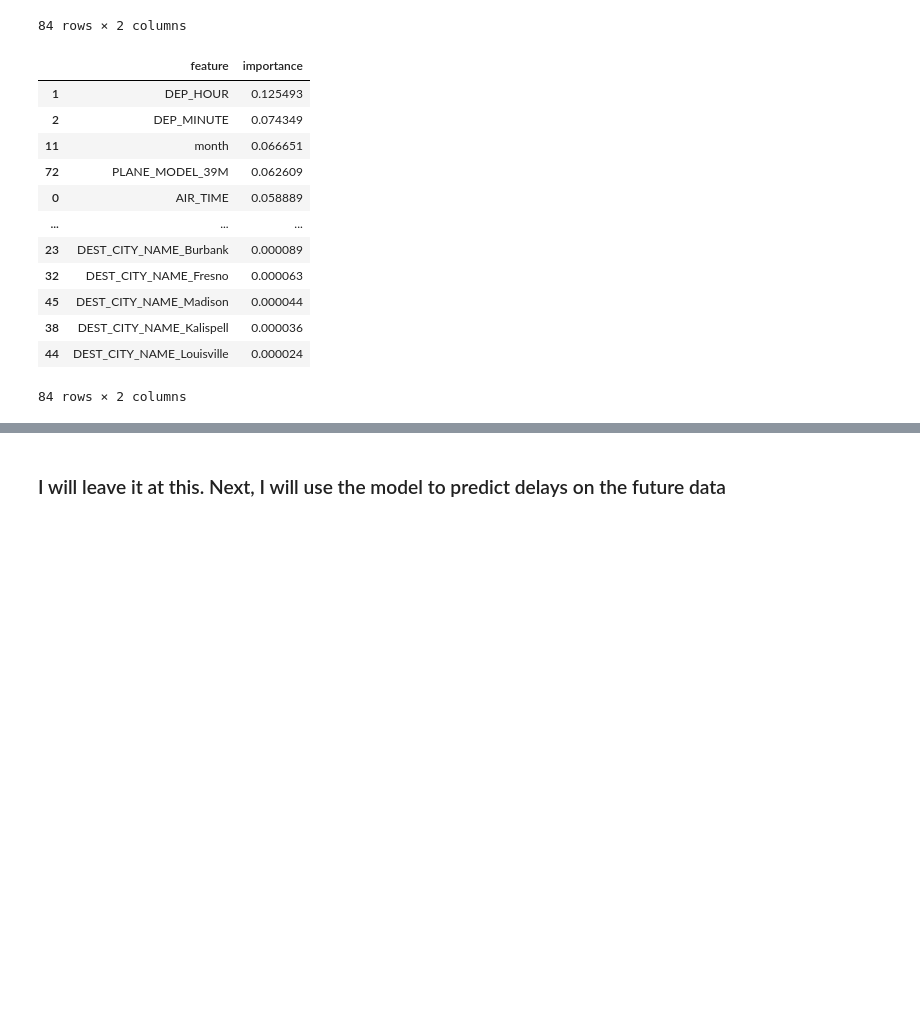
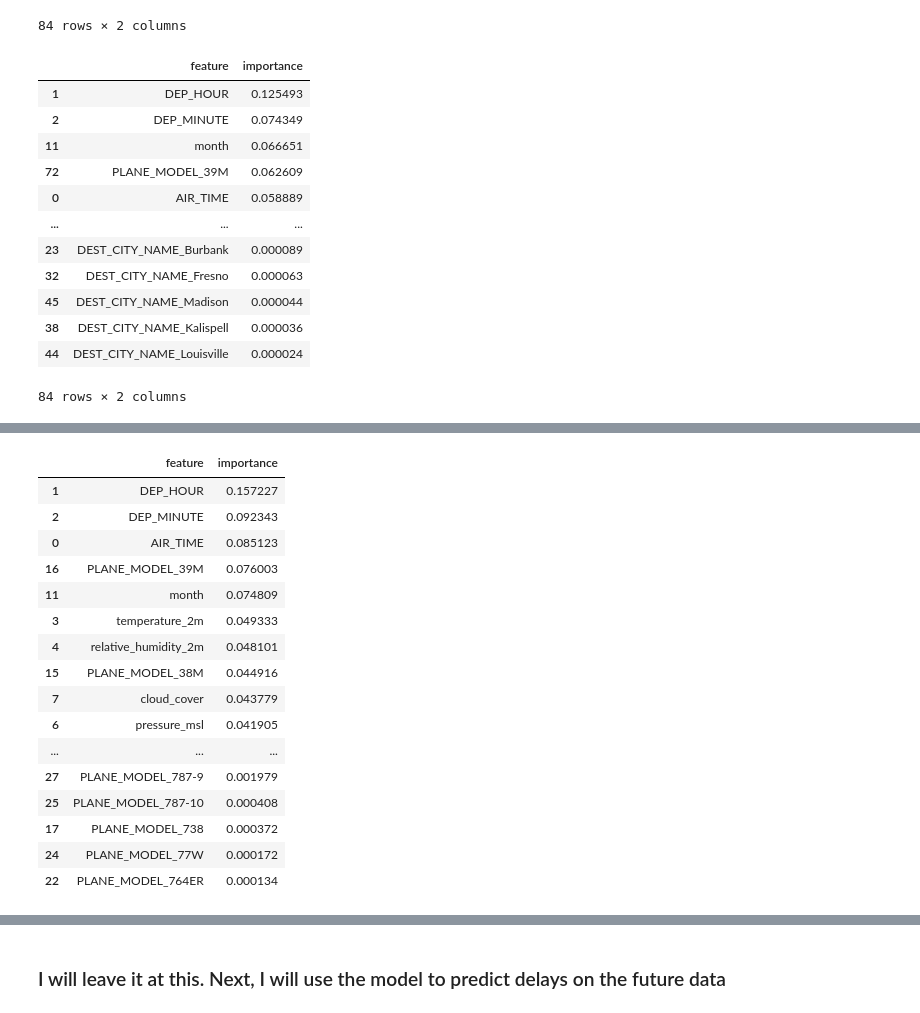
Before and after one commit to jr16MAI/PredictiveAnalytics, a Jupyter notebook: Model/delay_predictor.ipynb, the cells around one changed output, grey strips where cells are left out. Saved outputs shown, nothing was run; the diff lists cells and outputs as text; code cells hidden in the pictures; blank space fills up the shorter version.

Commit message:
add prediction

```diff
--- a/Model/delay_predictor.ipynb
+++ b/Model/delay_predictor.ipynb
@@ -1095,2 +1097,68 @@ display(feature_importances_df)
 # %%
 feature_importances_df.to_csv('feature_importances.csv', index=False)
+# %%
+features = ['AIR_TIME', 'DEP_HOUR', 'DEP_MINUTE', 'PLANE_MODEL',
+            'temperature_2m', 'relative_humidity_2m', 'precipitation', 'pressure_msl',
+            'cloud_cover', 'wind_speed_10m', 'IS_HOLIDAY', 'year', 'month', 'day', 'dayofweek']
+
+X = df_past_data[features]
+y = df_past_data['DEP_DEL15']
+
+X_train, X_test, y_train, y_test = train_test_split(X, y, test_size=0.3, random_state=42)
+
+categorical_features = ['PLANE_MODEL']
+categorical_transformer = OneHotEncoder(handle_unknown='ignore')
+
+numeric_features = ['AIR_TIME', 'DEP_HOUR', 'DEP_MINUTE', 'temperature_2m', 'relative_humidity_2m',
+                    'precipitation', 'pressure_msl', 'cloud_cover', 'wind_speed_10m',
+                    'IS_HOLIDAY', 'year', 'month', 'day', 'dayofweek']
+
+preprocessor = ColumnTransformer(
+    transformers=[
+        ('num', 'passthrough', numeric_features),
+        ('cat', categorical_transformer, categorical_features)
+    ])
+
+# Train the Random Forest model with the best parameters
+best_rf_model = RandomForestClassifier(
+    n_estimators=300,
+    max_depth=None,
+    min_samples_split=2,
+    min_samples_leaf=1,
+    bootstrap=False,
+    random_state=42
+)
+
+X_train_preprocessed = preprocessor.fit_transform(X_train)
+X_test_preprocessed = preprocessor.transform(X_test)
+
+# Apply SMOTE to the preprocessed training data
+smote = SMOTE(random_state=42)
+X_train_res, y_train_res = smote.fit_resample(X_train_preprocessed, y_train)
+
+# Train the model on the resampled and preprocessed training data
+best_rf_model.fit(X_train_res, y_train_res)
+
+y_pred_best_rf = best_rf_model.predict(X_test_preprocessed)
+
+print("Best Random Forest Classification Report:")
+print(classification_report(y_test, y_pred_best_rf))
+
+print("Best Random Forest Confusion Matrix:")
+print(confusion_matrix(y_test, y_pred_best_rf))
+
+print("Best Random Forest Accuracy Score:")
+print(accuracy_score(y_test, y_pred_best_rf))
+
+feature_importances = best_rf_model.feature_importances_
+
+feature_names = numeric_features + list(preprocessor.transformers_[1][1].get_feature_names_out(categorical_features))
+
+feature_importances_df = pd.DataFrame({
+    'feature': feature_names,
+    'importance': feature_importances
+}).sort_values(by='importance', ascending=False)
+
+print("Feature Importances:")
+display(feature_importances_df)
+# %% [output]
@@ -1096,0 +1181,17 @@ feature_importances_df.to_csv('feature_importances.csv', index=False)
+|  | feature | importance |
+| 1 | DEP_HOUR | 0.157227 |
+| 2 | DEP_MINUTE | 0.092343 |
+| 0 | AIR_TIME | 0.085123 |
+| 16 | PLANE_MODEL_39M | 0.076003 |
+| 11 | month | 0.074809 |
+| 3 | temperature_2m | 0.049333 |
+| 4 | relative_humidity_2m | 0.048101 |
+| 15 | PLANE_MODEL_38M | 0.044916 |
+| 7 | cloud_cover | 0.043779 |
+| 6 | pressure_msl | 0.041905 |
+| ... | ... | ... |
+| 27 | PLANE_MODEL_787-9 | 0.001979 |
+| 25 | PLANE_MODEL_787-10 | 0.000408 |
+| 17 | PLANE_MODEL_738 | 0.000372 |
+| 24 | PLANE_MODEL_77W | 0.000172 |
+| 22 | PLANE_MODEL_764ER | 0.000134 |
```
Also changed, not shown: parts of 17 cells of this notebook, 2 other files.
